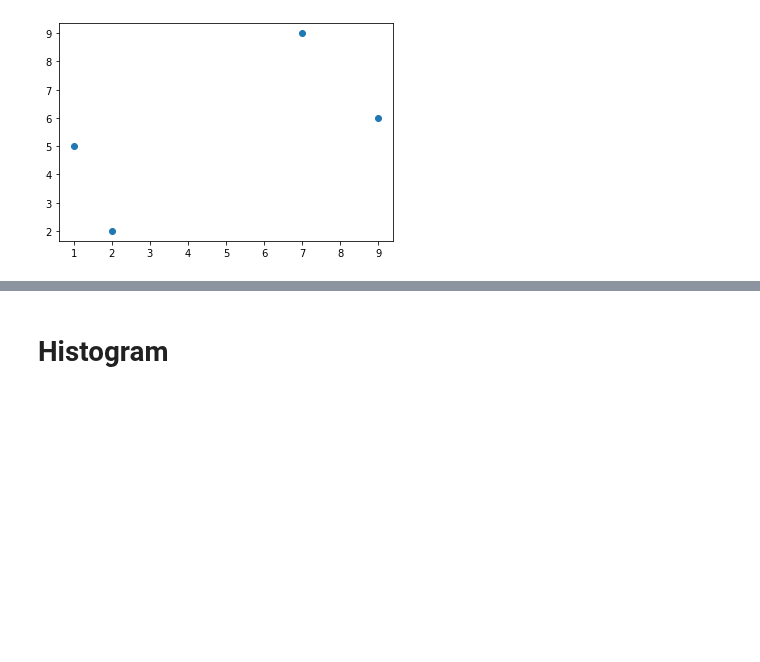
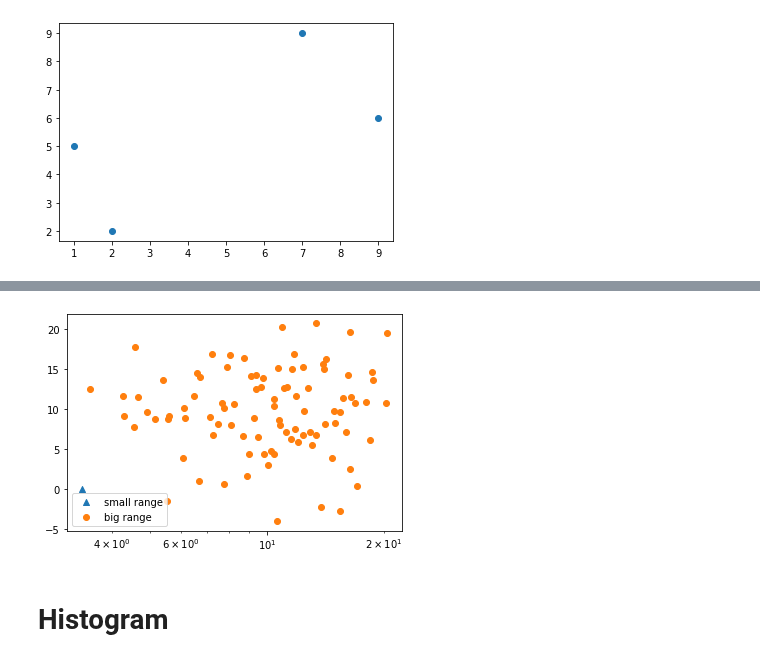
Before and after one commit to aryangulati/Python_Code, a Jupyter notebook: 2.)PYTHON_BASICS/Data Visualization/Matplotlib.ipynb, the cells around one changed output, grey strips where cells are left out. Drawn from its saved outputs; the diff is of its cells as text; code cells hidden in the pictures; blank space fills up the shorter version.

```diff
--- a/2.)PYTHON_BASICS/Data Visualization/Matplotlib.ipynb
+++ b/2.)PYTHON_BASICS/Data Visualization/Matplotlib.ipynb
@@ -160,3 +185,11 @@ data2[:, 0].std()
+# %%
+plt.scatter(data1_x, data1_y, label= "small range", marker="^")
+plt.scatter(data2_x, data2_y, label= "big range")
+plt.xscale('log')
+plt.legend()
+plt.show()
+# %% [output]
+[figure, added]
 # %% [markdown]
 # Histogram
 # %%
```
Also changed, not shown: parts of 17 cells of this notebook, 4 other files.
